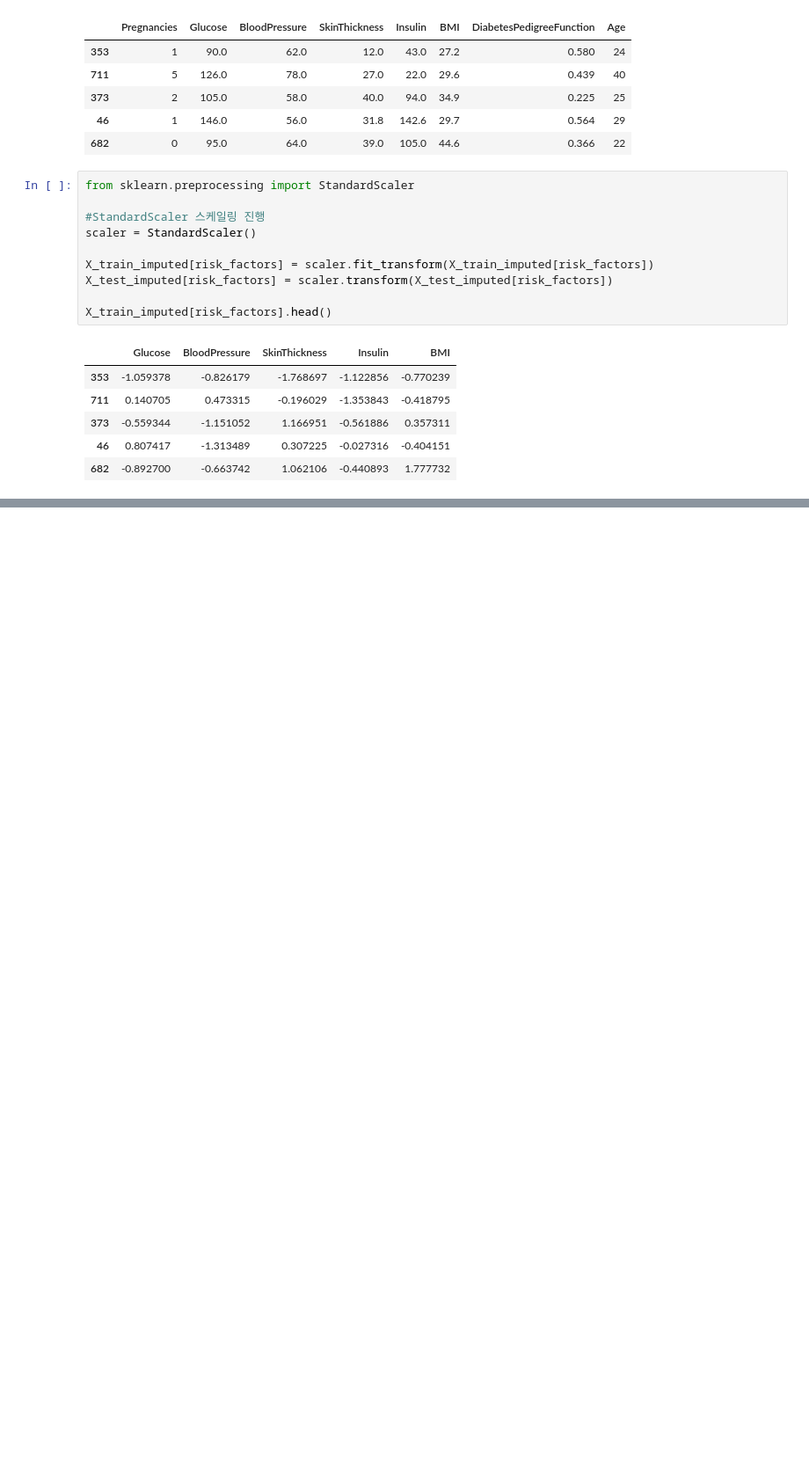
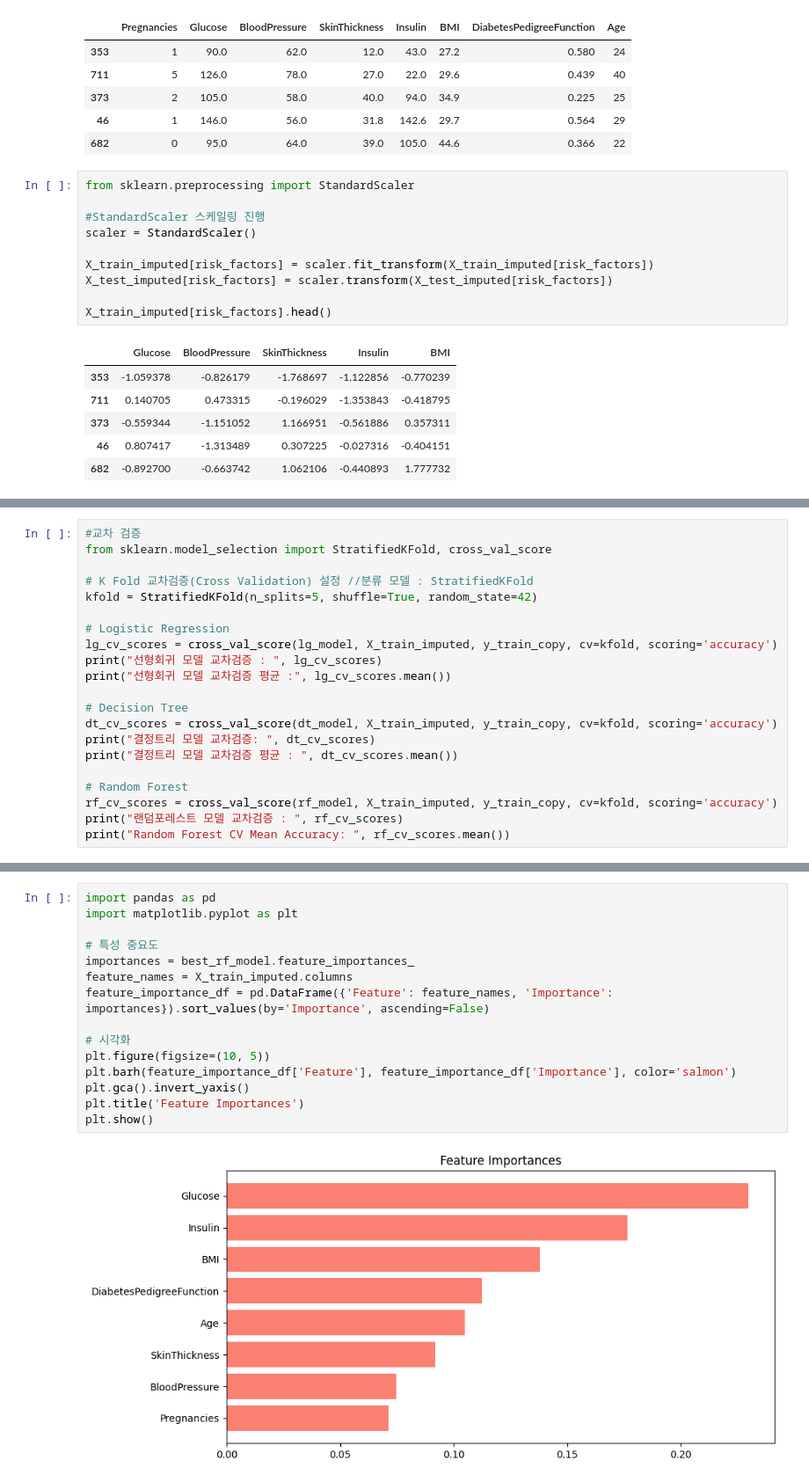
Before and after one commit to HY-BME/bme_test_files, a Jupyter notebook: ML_diabetes.ipynb, the cells around one changed output, grey strips where cells are left out. Shown at 88% size. Drawn from its saved outputs; the diff is of its cells as text; blank space fills up the shorter version.

```diff
--- a/ML_diabetes.ipynb
+++ b/ML_diabetes.ipynb
@@ -238,0 +231,21 @@ Test Confusion Matrix:
+# %%
+#교차 검증
+from sklearn.model_selection import StratifiedKFold, cross_val_score
+
+# K Fold 교차검증(Cross Validation) 설정 //분류 모델 : StratifiedKFold
+kfold = StratifiedKFold(n_splits=5, shuffle=True, random_state=42)
+
+# Logistic Regression
+lg_cv_scores = cross_val_score(lg_model, X_train_imputed, y_train_copy, cv=kfold, scoring='accuracy')
+print("선형회귀 모델 교차검증 : ", lg_cv_scores)
+print("선형회귀 모델 교차검증 평균 :", lg_cv_scores.mean())
+
+# Decision Tree
+dt_cv_scores = cross_val_score(dt_model, X_train_imputed, y_train_copy, cv=kfold, scoring='accuracy')
+print("결정트리 모델 교차검증: ", dt_cv_scores)
+print("결정트리 모델 교차검증 평균 : ", dt_cv_scores.mean())
+
+# Random Forest
+rf_cv_scores = cross_val_score(rf_model, X_train_imputed, y_train_copy, cv=kfold, scoring='accuracy')
+print("랜덤포레스트 모델 교차검증 : ", rf_cv_scores)
+print("Random Forest CV Mean Accuracy: ", rf_cv_scores.mean())
@@ -238,0 +636,17 @@ Test Confusion Matrix:
+# %%
+import pandas as pd
+import matplotlib.pyplot as plt
+
+# 특성 중요도
+importances = best_rf_model.feature_importances_
+feature_names = X_train_imputed.columns
+feature_importance_df = pd.DataFrame({'Feature': feature_names, 'Importance': importances}).sort_values(by='Importance', ascending=False)
+
+# 시각화
+plt.figure(figsize=(10, 5))
+plt.barh(feature_importance_df['Feature'], feature_importance_df['Importance'], color='salmon')
+plt.gca().invert_yaxis()
+plt.title('Feature Importances')
+plt.show()
+# %% [output]
+[figure, added]
```
Also changed, not shown: parts of 17 cells of this notebook.
